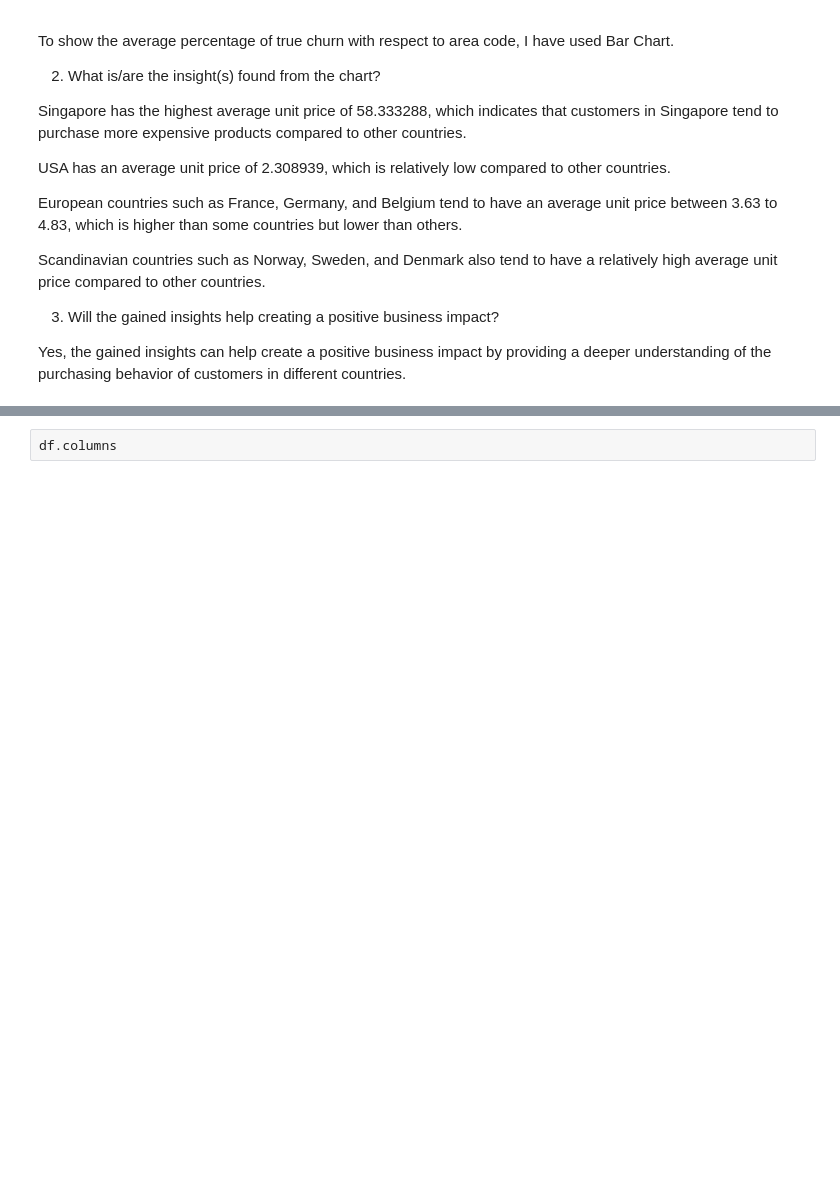
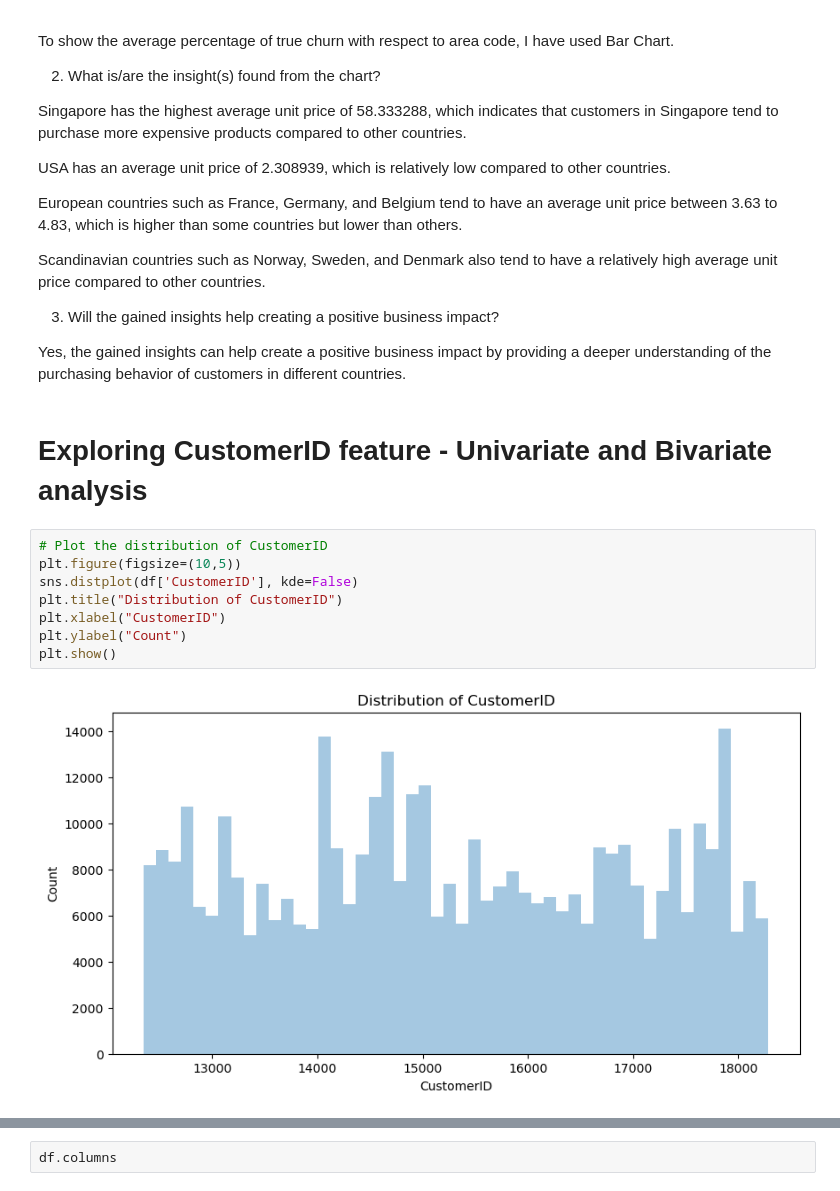
Before and after one commit to tusharraskar/Online-Retail-Customer-Segmentation, a Jupyter notebook: Online Retail Customer Segmentation.ipynb, the cells around one changed output, grey strips where cells are left out. Drawn from its saved outputs; the diff is of its cells as text; blank space fills up the shorter version.

```diff
--- a/Online Retail Customer Segmentation.ipynb
+++ b/Online Retail Customer Segmentation.ipynb
@@ -569,3 +569,15 @@ Scandinavian countries such as Norway, Sweden, and Denmark also tend to have a r
 3. Will the gained insights help creating a positive business impact?
 
 Yes, the gained insights can help create a positive business impact by providing a deeper understanding of the purchasing behavior of customers in different countries.
+# %% [markdown]
+# Exploring CustomerID feature -  Univariate and Bivariate analysis
+# %%
+# Plot the distribution of CustomerID
+plt.figure(figsize=(10,5))
+sns.distplot(df['CustomerID'], kde=False)
+plt.title("Distribution of CustomerID")
+plt.xlabel("CustomerID")
+plt.ylabel("Count")
+plt.show()
+# %% [output]
+[figure, added]
```
Also changed, not shown: parts of 8 cells of this notebook.
